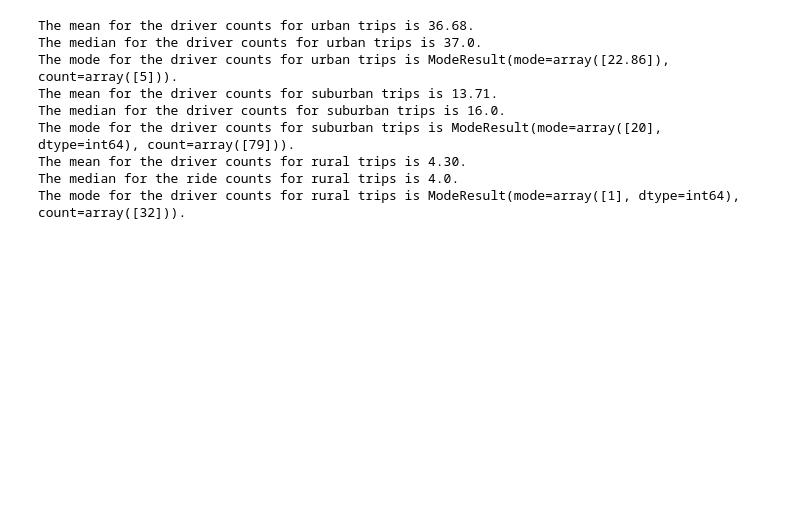
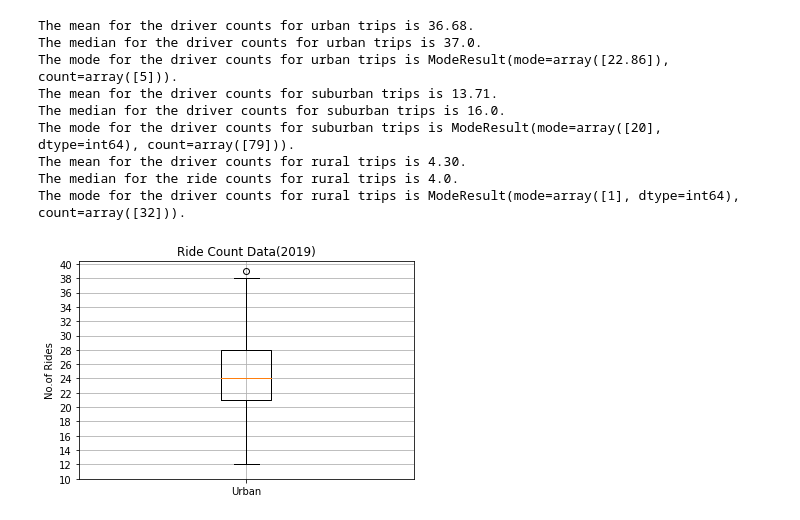
Before and after one commit to mananbhatt1992/Pyber_Analysis, a Jupyter notebook: PyBer.ipynb, the cells around one changed output. Drawn from its saved outputs; the diff is of its cells as text; code cells hidden in the pictures; blank space fills up the shorter version.

Commit message:
Box and Whiosker Plots

```diff
--- a/PyBer.ipynb
+++ b/PyBer.ipynb
@@ -280,3 +280,14 @@ The mode for the driver counts for suburban trips is ModeResult(mode=array([20],
 The mean for the driver counts for rural trips is 4.30.
 The median for the ride counts for rural trips is 4.0.
 The mode for the driver counts for rural trips is ModeResult(mode=array([1], dtype=int64), count=array([32])).
+# %%
+# Box and Whisker Plot for Ride Count in Urabn City type
+x_labels=["Urban"]
+fig,ax=plt.subplots()
+ax.boxplot(urban_ride_count,labels=x_labels)
+ax.set_title("Ride Count Data(2019)")
+ax.set_ylabel("No.of Rides")
+ax.set_yticks(np.arange(10,41,2))
+ax.grid(True)
+# %% [output]
+[figure, added]
```
Also changed, not shown: parts of 9 cells of this notebook.
